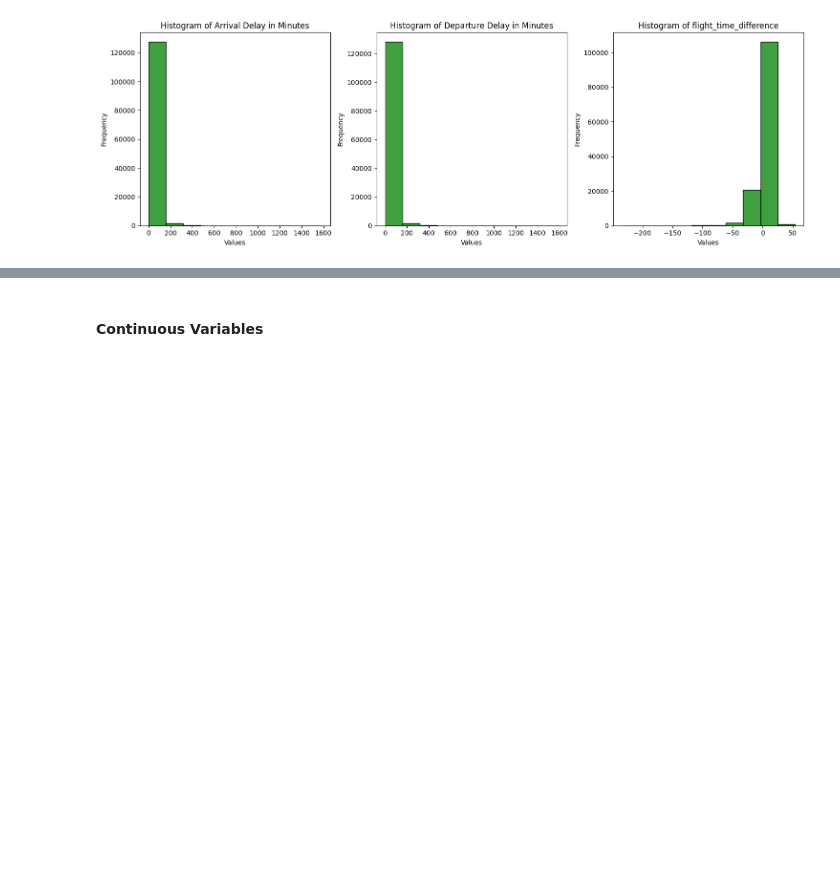
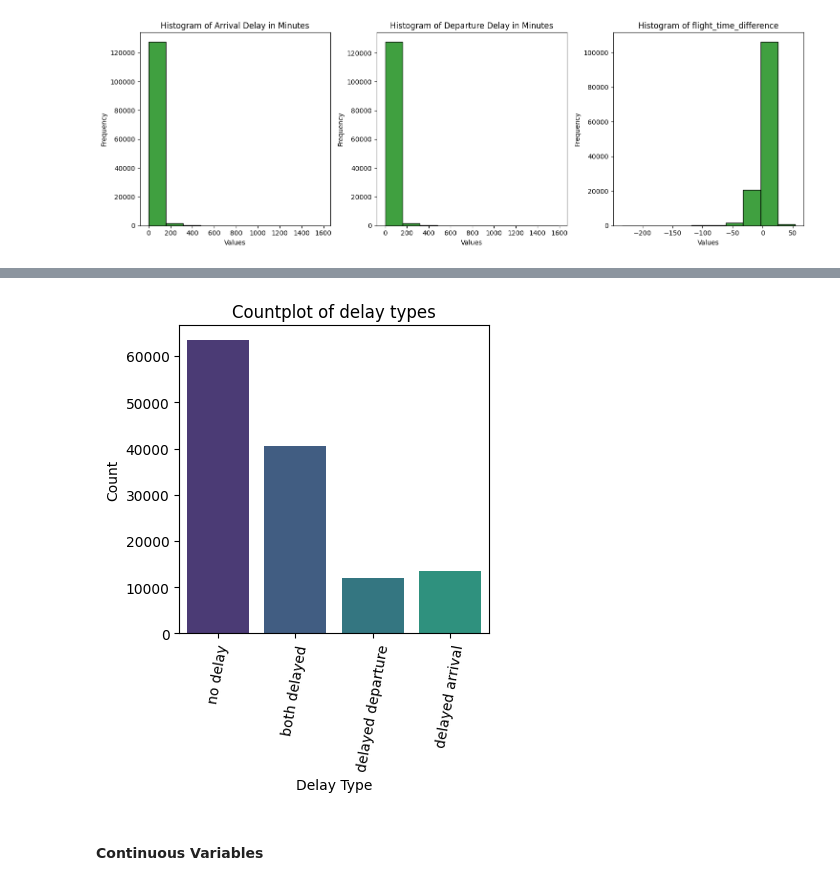
Before and after one commit to Lughaidh-w/Airline-Customer-Satisfaction, a Jupyter notebook: CA1.ipynb, the cells around one changed output, grey strips where cells are left out. Cells and saved outputs as stored; diff of their text form; code cells hidden in the pictures; blank space fills up the shorter version.

```diff
--- a/CA1.ipynb
+++ b/CA1.ipynb
@@ -219,0 +326,7 @@ countplot(df, "flight_speed")
+# %%
+df['delays'] = df['delayed_departure'].astype(str) + " & " + df['delayed_arrival'].astype(str)
+# %%
+mapping_dict = {'no delay & no delay': 'no delay', 'delayed departure & no delay': 'delayed departure', 'no delay & delayed arrival': 'delayed arrival', 'delayed departure & delayed arrival': 'both delayed'}
+# %%
+df['delays'] = df['delays'].map(mapping_dict).fillna(df['delays'])
+df['delays']
@@ -220,3 +346,7 @@ countplot(df, "flight_speed")
+# %%
+countplot(df, "delays", title="Countplot of delay types", x_label="Delay Type", rotate_xticks=80)
+# %% [output]
+[figure, added]
 # %% [markdown]
 #### Continuous Variables
 # %%
```
Also changed, not shown: parts of 44 cells of this notebook, 1 other file.
